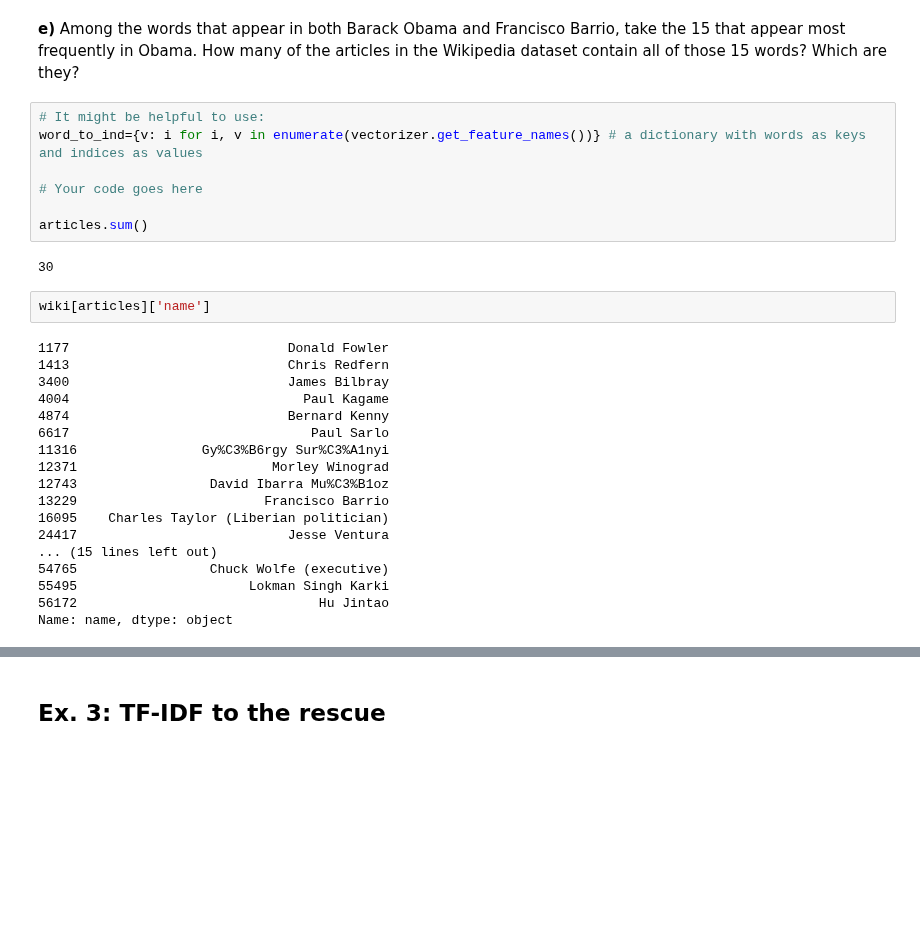
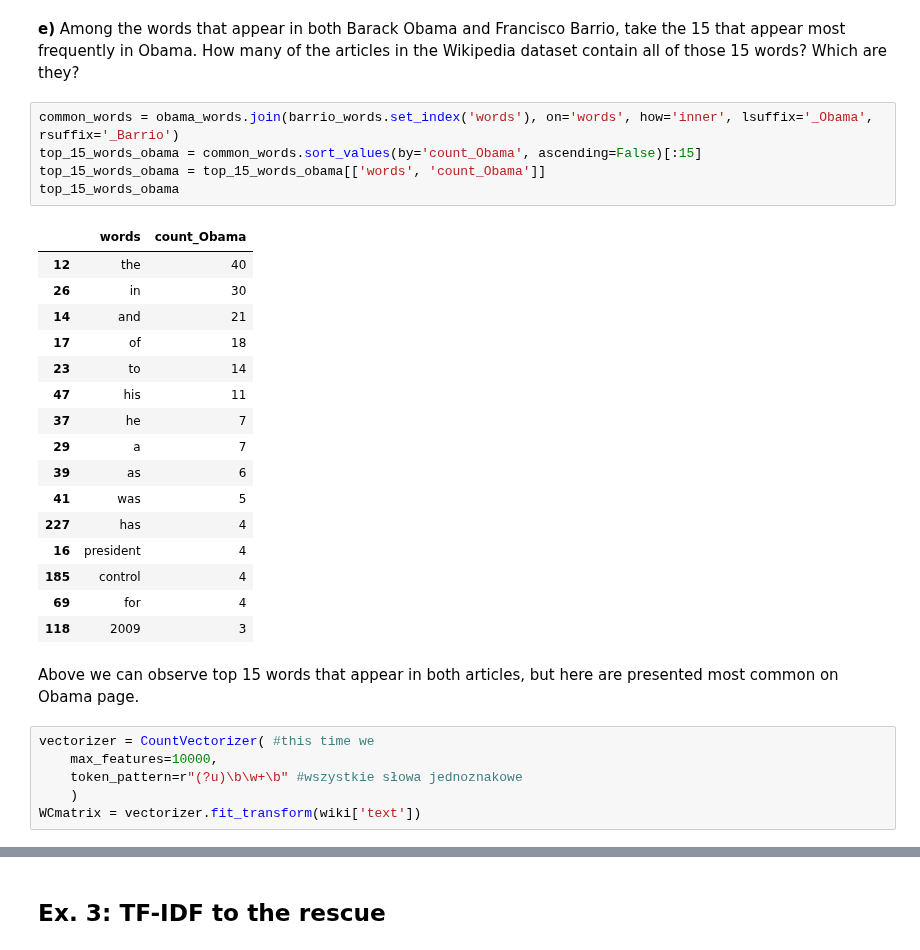
Before and after one commit to adamzulu123/Introduction-to-data-analysis, a Jupyter notebook: Notebook4/Assignment_4_without_code.ipynb, the cells around one changed output, grey strips where cells are left out. Drawn from its saved outputs; the diff is of its cells as text; blank space fills up the shorter version.

```diff
--- a/Notebook4/Assignment_4_without_code.ipynb
+++ b/Notebook4/Assignment_4_without_code.ipynb
@@ -261,32 +260,33 @@ obama_words.join(bush_words).head(10)
 **Note.** Even though common words are swamping out important subtle differences, commonalities in rarer political words still matter on the margin. This is why politicians are being listed in the query result instead of musicians, for example. In the next subsection, we will introduce a different metric that will place greater emphasis on those rarer words.
 # %% [markdown]
 **e)** Among the words that appear in both Barack Obama and Francisco Barrio, take the 15 that appear most frequently in Obama. How many of the articles in the Wikipedia dataset contain all of those 15 words? Which are they?
-# %%
-# It might be helpful to use:
-word_to_ind={v: i for i, v in enumerate(vectorizer.get_feature_names())} # a dictionary with words as keys and indices as values
-
-# Your code goes here
-
-articles.sum()
-# %% [output]
-30
-# %%
-wiki[articles]['name']
-# %% [output]
-1177                            Donald Fowler
-1413                            Chris Redfern
-3400                            James Bilbray
-4004                              Paul Kagame
-4874                            Bernard Kenny
-6617                               Paul Sarlo
-11316                Gy%C3%B6rgy Sur%C3%A1nyi
-12371                         Morley Winograd
-12743                 David Ibarra Mu%C3%B1oz
-13229                        Francisco Barrio
-16095    Charles Taylor (Liberian politician)
-24417                           Jesse Ventura
-... (15 lines left out)
-54765                 Chuck Wolfe (executive)
-55495                      Lokman Singh Karki
-56172                               Hu Jintao
-Name: name, dtype: object
+# %%
+common_words = obama_words.join(barrio_words.set_index('words'), on='words', how='inner', lsuffix='_Obama', rsuffix='_Barrio')
+top_15_words_obama = common_words.sort_values(by='count_Obama', ascending=False)[:15]
+top_15_words_obama = top_15_words_obama[['words', 'count_Obama']]
+top_15_words_obama
+# %% [output]
+|  | words | count_Obama |
+| 12 | the | 40 |
+| 26 | in | 30 |
+| 14 | and | 21 |
+| 17 | of | 18 |
+| 23 | to | 14 |
+| 47 | his | 11 |
+| 37 | he | 7 |
+| 29 | a | 7 |
+| 39 | as | 6 |
+| 41 | was | 5 |
+| 227 | has | 4 |
+| 16 | president | 4 |
+| 185 | control | 4 |
+| 69 | for | 4 |
+| 118 | 2009 | 3 |
+# %% [markdown]
+Above we can observe top 15 words that appear in both articles, but here are presented most common on Obama page.
+# %%
+vectorizer = CountVectorizer( #this time we
+    max_features=10000,
+    token_pattern=r"(?u)\b\w+\b" #wszystkie słowa jednoznakowe
+    )
+WCmatrix = vectorizer.fit_transform(wiki['text'])
```
Also changed, not shown: parts of 26 cells of this notebook.
